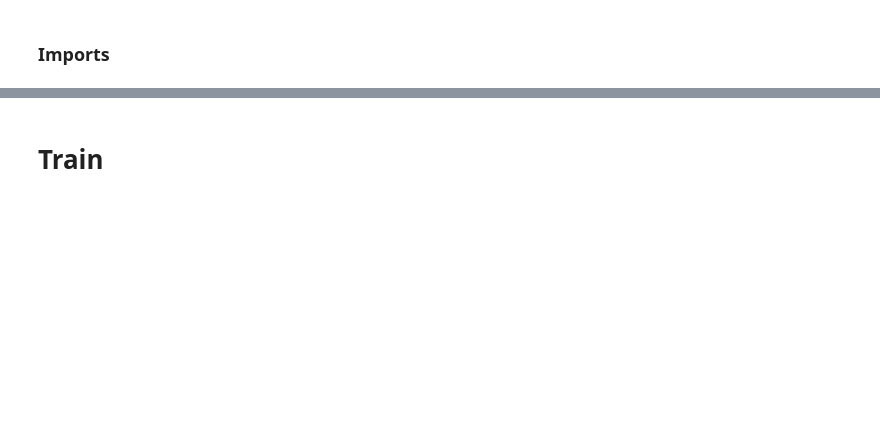
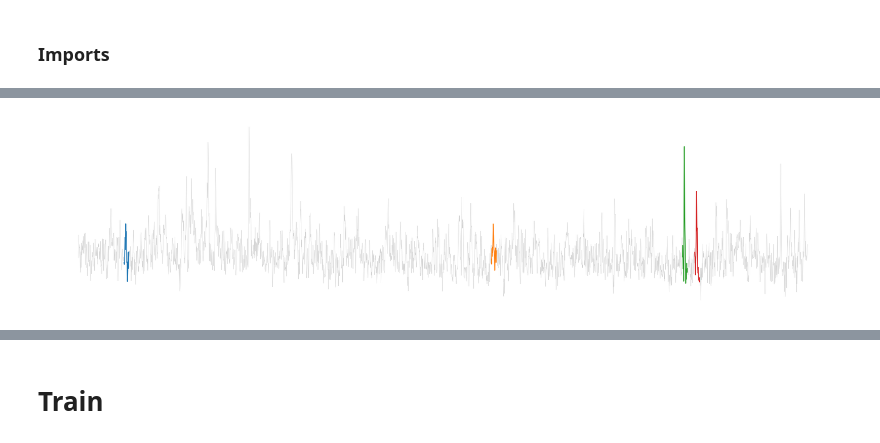
Before and after one commit to Mschaid/transphorm, a Jupyter notebook: notebooks/model_development_template.ipynb, the cells around one changed output, grey strips where cells are left out. Cells and saved outputs as stored; diff of their text form; code cells hidden in the pictures; blank space fills up the shorter version.

```diff
--- a/notebooks/model_development_template.ipynb
+++ b/notebooks/model_development_template.ipynb
@@ -40,0 +102,13 @@ tensor(True)
+# %%
+
+fig, ax = plt.subplots(figsize = (20, 5))
+ax.plot(min_5, linewidth = 0.5, color = 'lightgrey')
+for i in range(unanchored_chain.shape[0]):
+    y = min_5[unanchored_chain[i]: unanchored_chain[i]+m]
+    x = np.arange(unanchored_chain[i], unanchored_chain[i]+ m)
+    ax.plot(x, y)
+    sns.despine(left = True, right = True, bottom=True)
+    ax.axis('off')
+plt.tight_layout()
+# %% [output]
+[figure, added]
```
Also changed, not shown: parts of 25 cells of this notebook, 12 other files.
